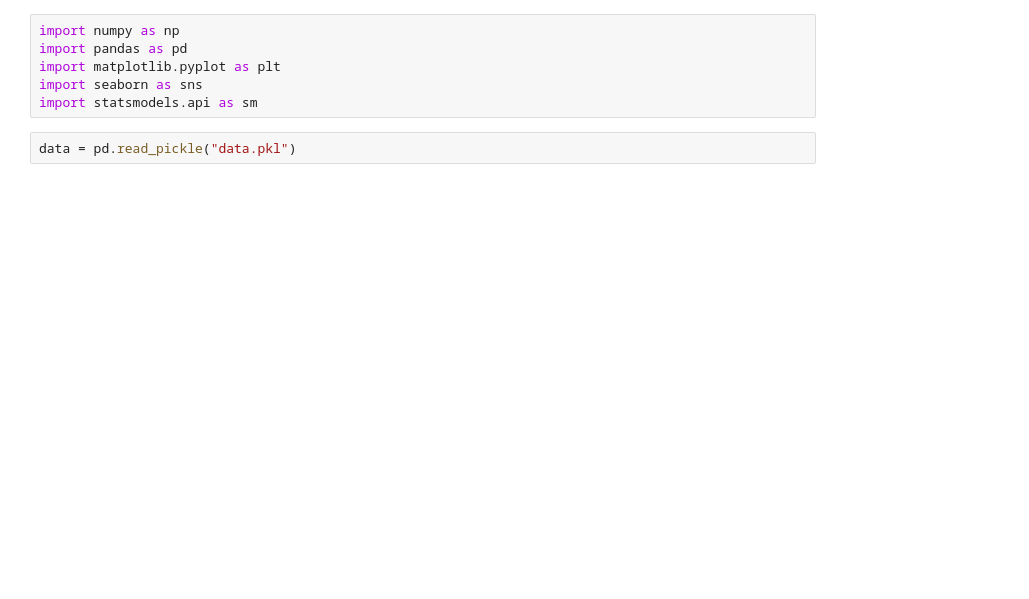
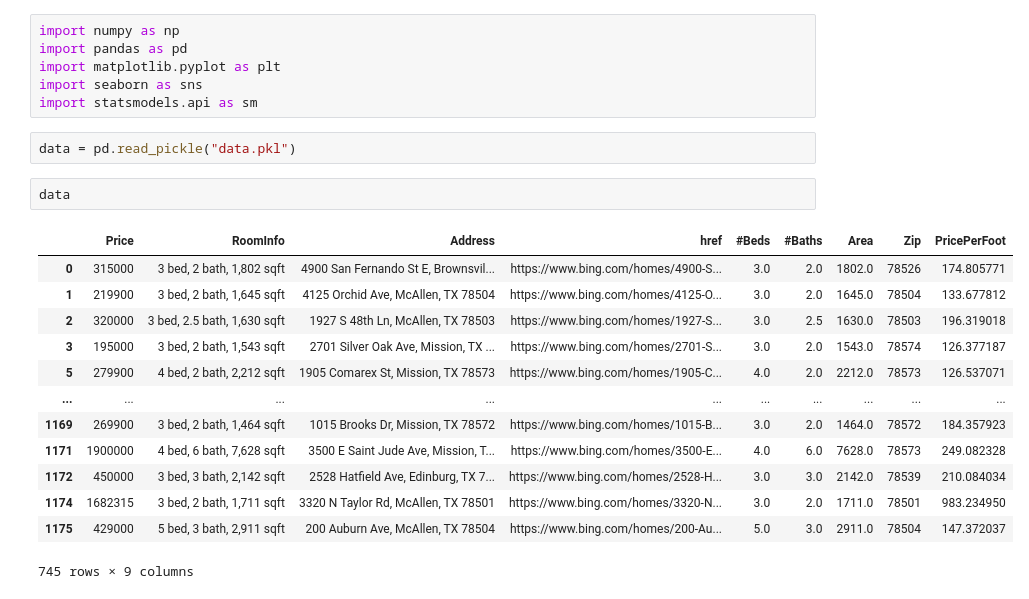
Before and after one commit to gassergalalali/House-Prices, a Jupyter notebook: Analysis.ipynb, the cells around one changed output. Cells and saved outputs as stored; diff of their text form; blank space fills up the shorter version.

```diff
--- a/Analysis.ipynb
+++ b/Analysis.ipynb
@@ -6,3 +6,19 @@ import seaborn as sns
 import statsmodels.api as sm
 # %%
 data = pd.read_pickle("data.pkl")
+# %%
+data
+# %% [output]
+|  | Price | RoomInfo | Address | href | #Beds | #Baths | Area | Zip | PricePerFoot |
+| 0 | 315000 | 3 bed, 2 bath, 1,802 sqft | 4900 San Fernando St E, Brownsvil... | https://www.bing.com/homes/4900-S... | 3.0 | 2.0 | 1802.0 | 78526 | 174.805771 |
+| 1 | 219900 | 3 bed, 2 bath, 1,645 sqft | 4125 Orchid Ave, McAllen, TX 78504 | https://www.bing.com/homes/4125-O... | 3.0 | 2.0 | 1645.0 | 78504 | 133.677812 |
+| 2 | 320000 | 3 bed, 2.5 bath, 1,630 sqft | 1927 S 48th Ln, McAllen, TX 78503 | https://www.bing.com/homes/1927-S... | 3.0 | 2.5 | 1630.0 | 78503 | 196.319018 |
+| 3 | 195000 | 3 bed, 2 bath, 1,543 sqft | 2701 Silver Oak Ave, Mission, TX ... | https://www.bing.com/homes/2701-S... | 3.0 | 2.0 | 1543.0 | 78574 | 126.377187 |
+| 5 | 279900 | 4 bed, 2 bath, 2,212 sqft | 1905 Comarex St, Mission, TX 78573 | https://www.bing.com/homes/1905-C... | 4.0 | 2.0 | 2212.0 | 78573 | 126.537071 |
+| ... | ... | ... | ... | ... | ... | ... | ... | ... | ... |
+| 1169 | 269900 | 3 bed, 2 bath, 1,464 sqft | 1015 Brooks Dr, Mission, TX 78572 | https://www.bing.com/homes/1015-B... | 3.0 | 2.0 | 1464.0 | 78572 | 184.357923 |
+| 1171 | 1900000 | 4 bed, 6 bath, 7,628 sqft | 3500 E Saint Jude Ave, Mission, T... | https://www.bing.com/homes/3500-E... | 4.0 | 6.0 | 7628.0 | 78573 | 249.082328 |
+| 1172 | 450000 | 3 bed, 3 bath, 2,142 sqft | 2528 Hatfield Ave, Edinburg, TX 7... | https://www.bing.com/homes/2528-H... | 3.0 | 3.0 | 2142.0 | 78539 | 210.084034 |
+| 1174 | 1682315 | 3 bed, 2 bath, 1,711 sqft | 3320 N Taylor Rd, McAllen, TX 78501 | https://www.bing.com/homes/3320-N... | 3.0 | 2.0 | 1711.0 | 78501 | 983.234950 |
+| 1175 | 429000 | 5 bed, 3 bath, 2,911 sqft | 200 Auburn Ave, McAllen, TX 78504 | https://www.bing.com/homes/200-Au... | 5.0 | 3.0 | 2911.0 | 78504 | 147.372037 |
+745 rows × 9 columns
```
Also changed, not shown: parts of 6 cells of this notebook.
